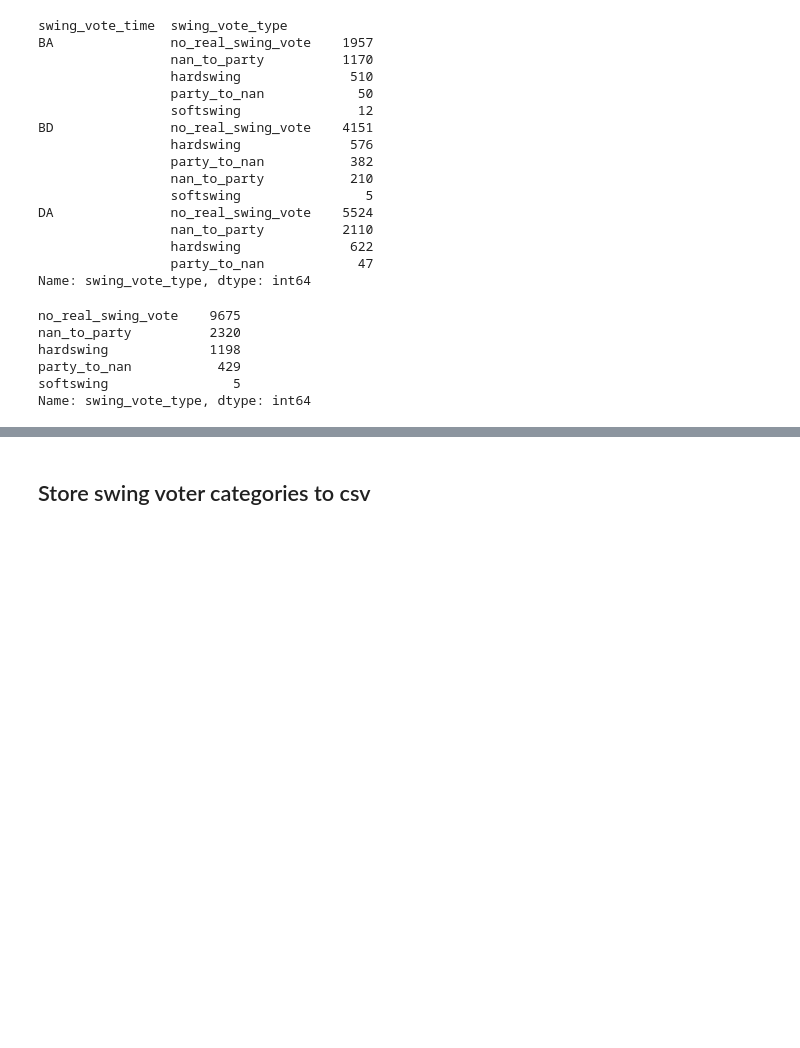
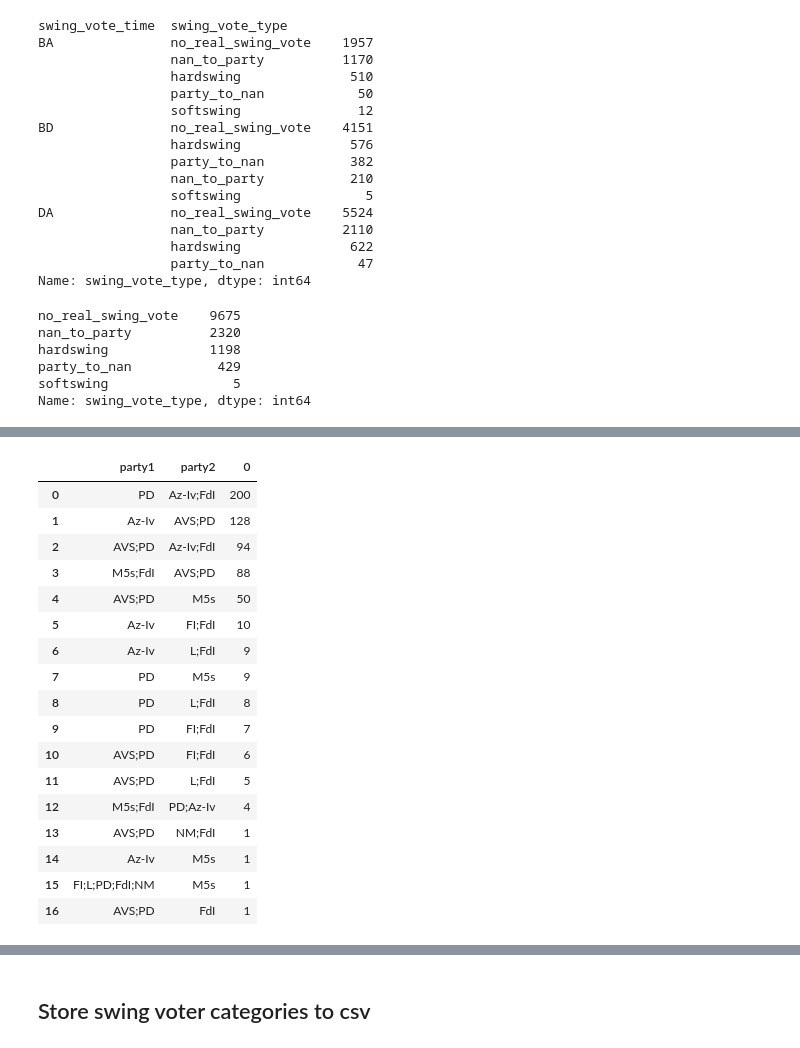
Before and after one commit to ariannap13/hidden-swing-voters, a Jupyter notebook: src/SNAM/swing_voters/swing_voters_classification.ipynb, the cells around one changed output, grey strips where cells are left out. Saved outputs shown, nothing was run; the diff lists cells and outputs as text; code cells hidden in the pictures; blank space fills up the shorter version.

Commit message:
swing voters classification

```diff
--- a/src/SNAM/swing_voters/swing_voters_classification.ipynb
+++ b/src/SNAM/swing_voters/swing_voters_classification.ipynb
@@ -128,0 +210,26 @@ Name: swing_vote_type, dtype: int64
+# %%
+# select all hard swing voters,
+# whose change happened from during the electoral campaign to after the elections
+swing_voters[
+    (swing_voters["swing_vote_type"]=="hardswing")
+    & (swing_voters["swing_vote_time"]=="DA")
+][['party1', 'party2']].value_counts().reset_index()
+# %% [output]
+|  | party1 | party2 | 0 |
+| 0 | PD | Az-Iv;FdI | 200 |
+| 1 | Az-Iv | AVS;PD | 128 |
+| 2 | AVS;PD | Az-Iv;FdI | 94 |
+| 3 | M5s;FdI | AVS;PD | 88 |
+| 4 | AVS;PD | M5s | 50 |
+| 5 | Az-Iv | FI;FdI | 10 |
+| 6 | Az-Iv | L;FdI | 9 |
+| 7 | PD | M5s | 9 |
+| 8 | PD | L;FdI | 8 |
+| 9 | PD | FI;FdI | 7 |
+| 10 | AVS;PD | FI;FdI | 6 |
+| 11 | AVS;PD | L;FdI | 5 |
+| 12 | M5s;FdI | PD;Az-Iv | 4 |
+| 13 | AVS;PD | NM;FdI | 1 |
+| 14 | Az-Iv | M5s | 1 |
+| 15 | FI;L;PD;FdI;NM | M5s | 1 |
+| 16 | AVS;PD | FdI | 1 |
```
Also changed, not shown: parts of 11 cells of this notebook.
